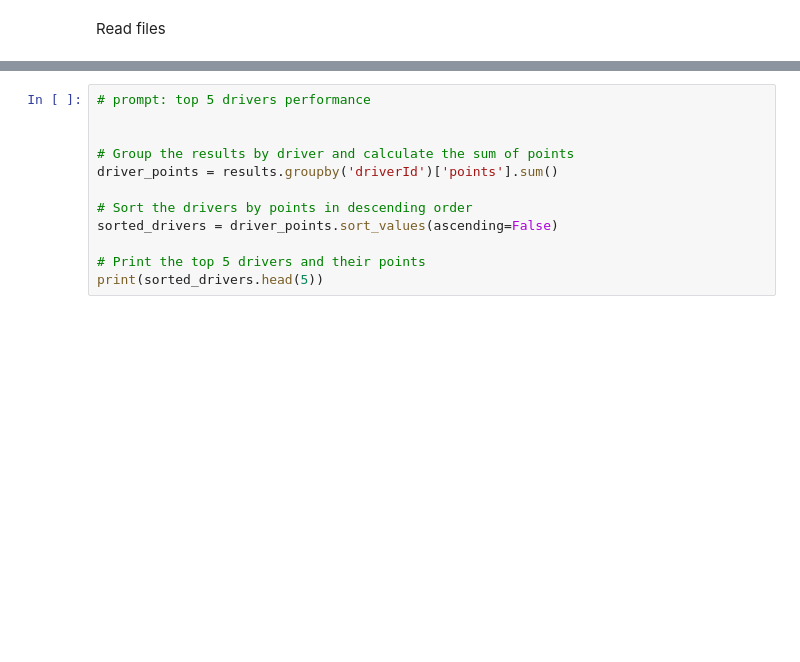
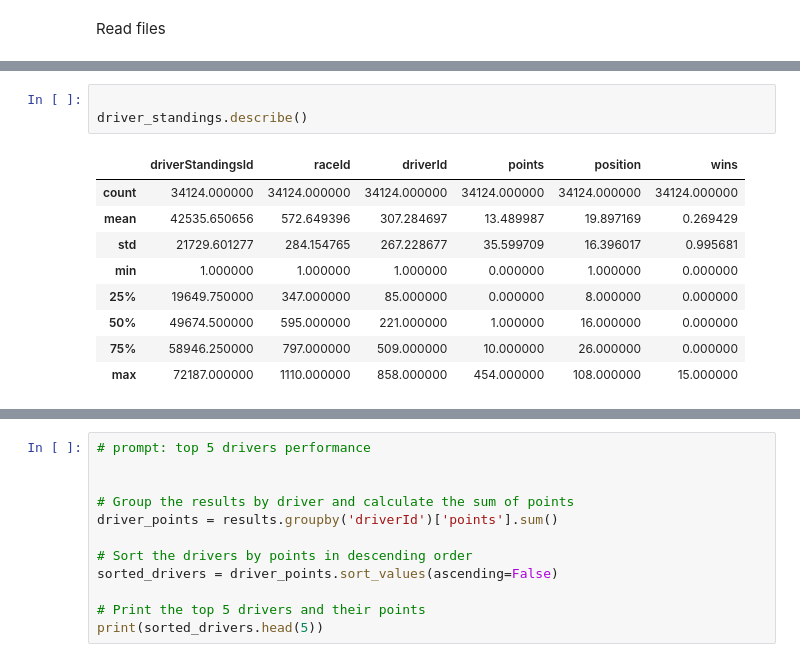
Before and after one commit to Meenakshipooranik/Formula1-Mini-Sprint, a Jupyter notebook: formula1.ipynb, the cells around one changed output, grey strips where cells are left out. Drawn from its saved outputs; the diff is of its cells as text; blank space fills up the shorter version.

```diff
--- a/formula1.ipynb
+++ b/formula1.ipynb
@@ -55,3 +93,16 @@ drivers.head()
 | 2 | 3 | rosberg | 6 | ROS | Nico | Rosberg | 1985-06-27 | German | http://en.wikipedia.org/wiki/Nico... |
 | 3 | 4 | alonso | 14 | ALO | Fernando | Alonso | 1981-07-29 | Spanish | http://en.wikipedia.org/wiki/Fern... |
 | 4 | 5 | kovalainen | \N | KOV | Heikki | Kovalainen | 1981-10-19 | Finnish | http://en.wikipedia.org/wiki/Heik... |
+# %%
+
+driver_standings.describe()
+# %% [output]
+|  | driverStandingsId | raceId | driverId | points | position | wins |
+| count | 34124.000000 | 34124.000000 | 34124.000000 | 34124.000000 | 34124.000000 | 34124.000000 |
+| mean | 42535.650656 | 572.649396 | 307.284697 | 13.489987 | 19.897169 | 0.269429 |
+| std | 21729.601277 | 284.154765 | 267.228677 | 35.599709 | 16.396017 | 0.995681 |
+| min | 1.000000 | 1.000000 | 1.000000 | 0.000000 | 1.000000 | 0.000000 |
+| 25% | 19649.750000 | 347.000000 | 85.000000 | 0.000000 | 8.000000 | 0.000000 |
+| 50% | 49674.500000 | 595.000000 | 221.000000 | 1.000000 | 16.000000 | 0.000000 |
+| 75% | 58946.250000 | 797.000000 | 509.000000 | 10.000000 | 26.000000 | 0.000000 |
+| max | 72187.000000 | 1110.000000 | 858.000000 | 454.000000 | 108.000000 | 15.000000 |
```
Also changed, not shown: parts of 34 cells of this notebook.
